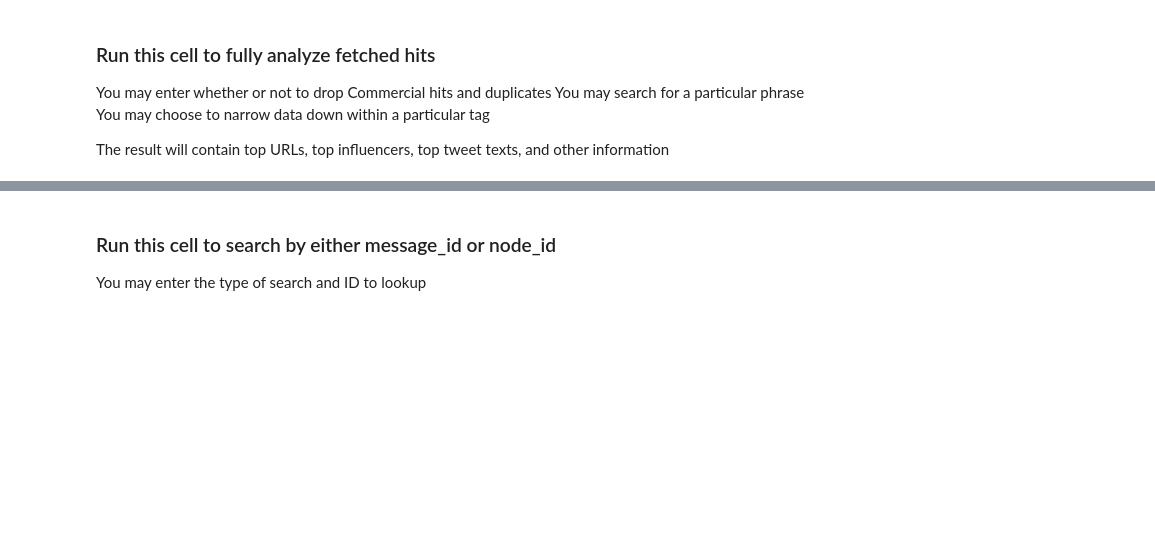
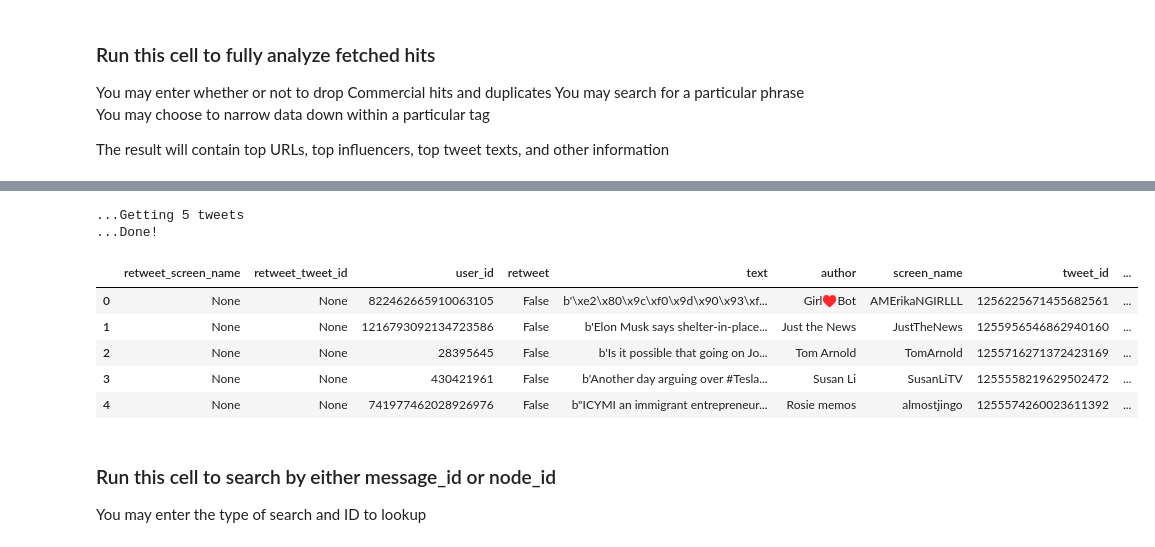
Before and after one commit to erin-mac/Analyst_tools, a Jupyter notebook: avneesh/live_analysis.ipynb, the cells around one changed output, grey strips where cells are left out. Saved outputs shown, nothing was run; the diff lists cells and outputs as text; code cells hidden in the pictures; blank space fills up the shorter version.

```diff
--- a/avneesh/live_analysis.ipynb
+++ b/avneesh/live_analysis.ipynb
@@ -217,3 +201,14 @@ Else, hit Enter: Sanders Support
+# %%
+get_full_tweets(analysis_result.retweet_tweet_id.value_counts().index.values.tolist()[:5])
+# %% [output]
+...Getting 5 tweets
+...Done!
+|  | retweet_screen_name | retweet_tweet_id | user_id | retweet | text | author | screen_name | tweet_id | ... |
+| 0 | None | None | 822462665910063105 | False | b'\xe2\x80\x9c\xf0\x9d\x90\x93\xf... | Girl♥️Bot | AMErikaNGIRLLL | 1256225671455682561 | ... |
+| 1 | None | None | 1216793092134723586 | False | b'Elon Musk says shelter-in-place... | Just the News | JustTheNews | 1255956546862940160 | ... |
+| 2 | None | None | 28395645 | False | b'Is it possible that going on Jo... | Tom Arnold | TomArnold | 1255716271372423169 | ... |
+| 3 | None | None | 430421961 | False | b'Another day arguing over #Tesla... | Susan Li | SusanLiTV | 1255558219629502472 | ... |
+| 4 | None | None | 741977462028926976 | False | b"ICYMI an immigrant entrepreneur... | Rosie memos | almostjingo | 1255574260023611392 | ... |
 # %% [markdown]
 ### Run this cell to search by either message_id or node_id
 You may enter the type of search and ID to lookup
```
Also changed, not shown: parts of 9 cells of this notebook, 2 other files.
